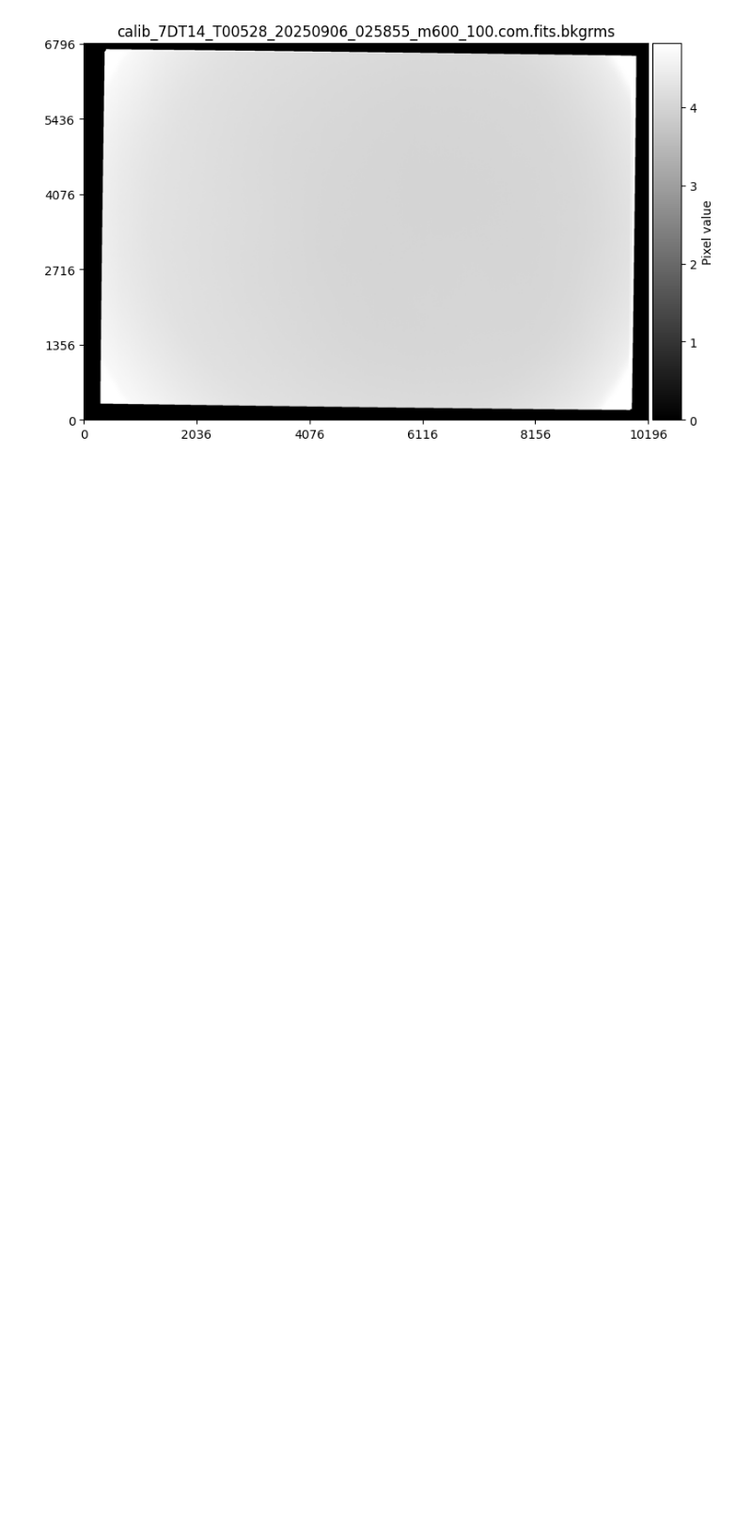
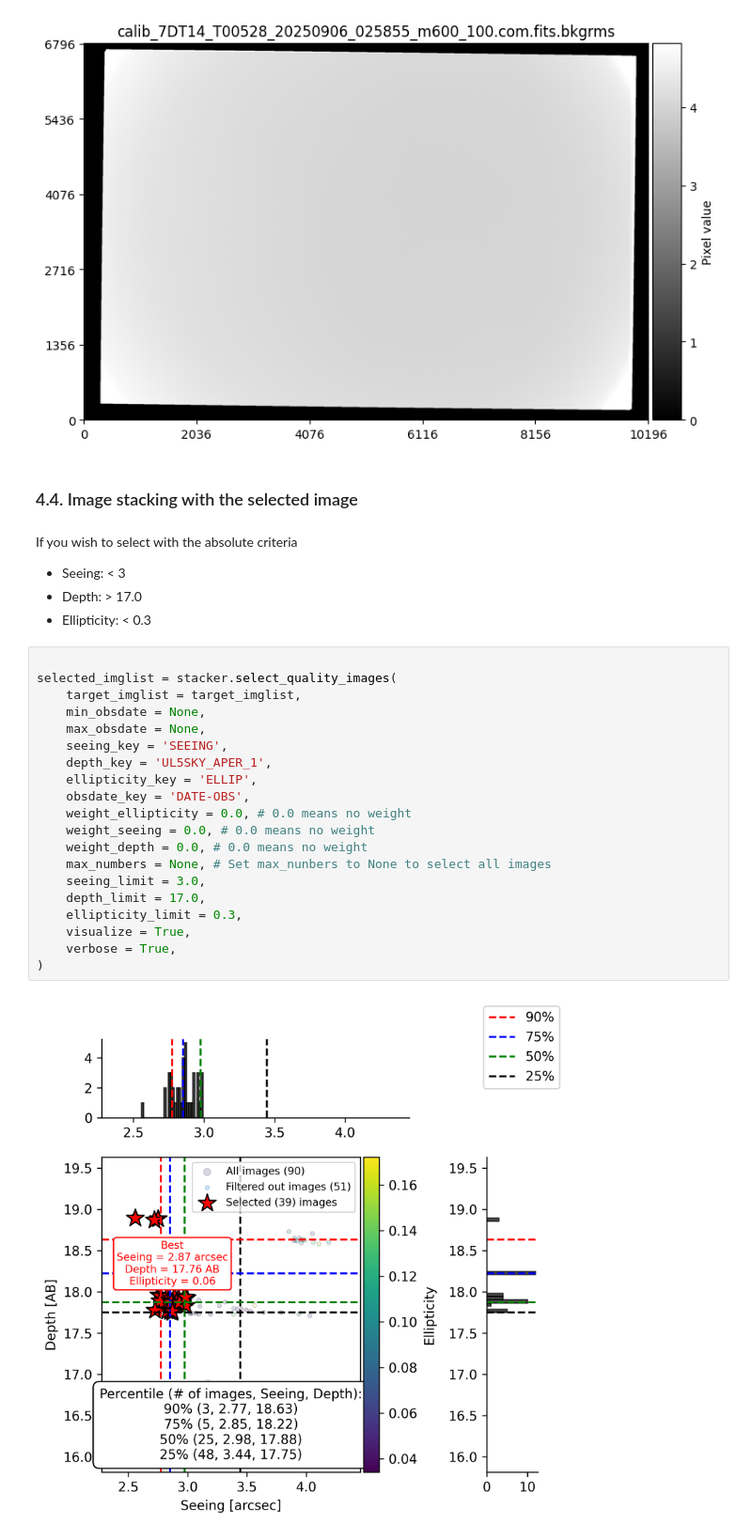
Before and after one commit to hhchoi1022/ezphot, a Jupyter notebook: docs/example/stacking.ipynb, the cells around one changed output. Shown at 94% size. Cells and saved outputs as stored; diff of their text form; blank space fills up the shorter version.

```diff
--- a/docs/example/stacking.ipynb
+++ b/docs/example/stacking.ipynb
@@ -495,3 +497,33 @@ stacked_bkgrms.show()
 # %% [output]
 [figure]
 [figure]
+# %% [markdown]
+### 4.4. Image stacking with the selected image
+# %% [markdown]
+If you wish to select with the absolute criteria
+
+- Seeing: < 3
+- Depth: > 17.0
+- Ellipticity: < 0.3
+# %%
+
+selected_imglist = stacker.select_quality_images(
+    target_imglist = target_imglist,
+    min_obsdate = None,
+    max_obsdate = None,
+    seeing_key = 'SEEING',
+    depth_key = 'UL5SKY_APER_1',
+    ellipticity_key = 'ELLIP',
+    obsdate_key = 'DATE-OBS',
+    weight_ellipticity = 0.0, # 0.0 means no weight
+    weight_seeing = 0.0, # 0.0 means no weight
+    weight_depth = 0.0, # 0.0 means no weight
+    max_numbers = None, # Set max_nunbers to None to select all images
+    seeing_limit = 3.0,
+    depth_limit = 17.0,
+    ellipticity_limit = 0.3,
+    visualize = True,
+    verbose = True,
+)
+# %% [output]
+[figure, added]
```
Also changed, not shown: parts of 8 cells of this notebook, 2 other files.
